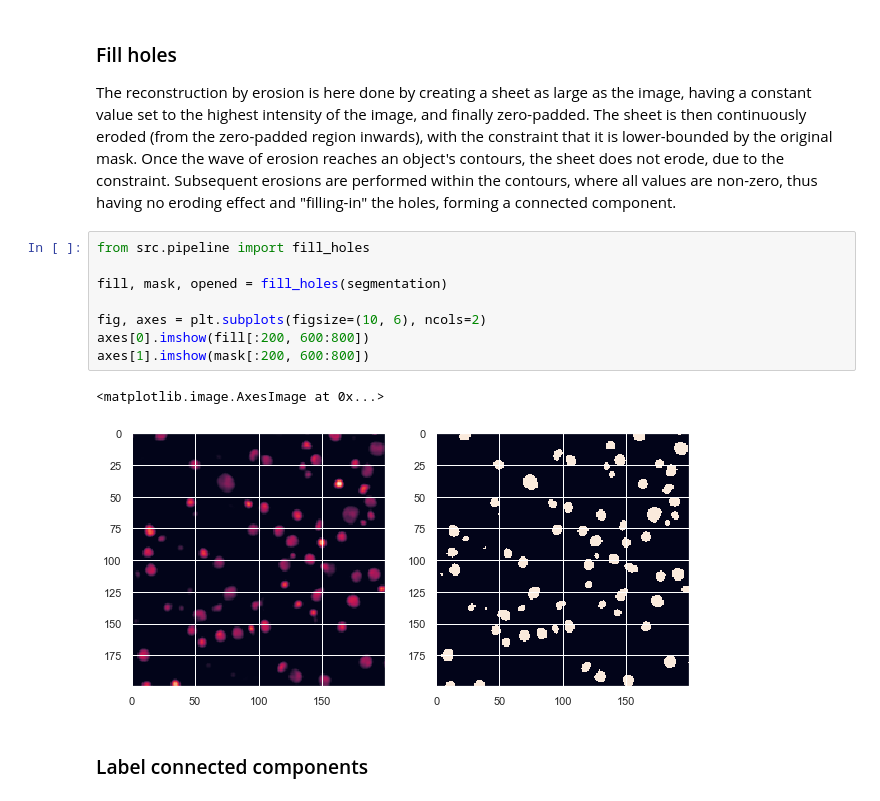
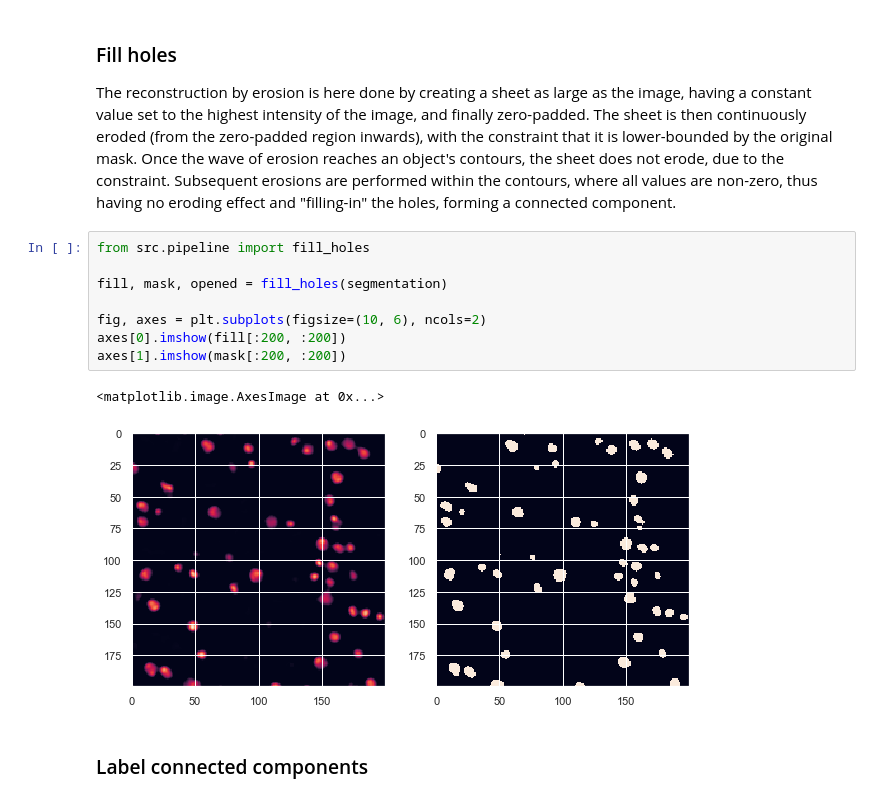
Before and after one commit to jcboyd/detecting-lymphocytes, a Jupyter notebook: ground_truth.ipynb, the cells around one changed output. Saved outputs shown, nothing was run; the diff lists cells and outputs as text.

```diff
--- a/ground_truth.ipynb
+++ b/ground_truth.ipynb
@@ -175,14 +177,14 @@ constant value set to the highest intensity of the image, and finally zero-padde
 # %%
 from src.pipeline import fill_holes
 
 fill, mask, opened = fill_holes(segmentation)
 
 fig, axes = plt.subplots(figsize=(10, 6), ncols=2)
-axes[0].imshow(fill[:200, 600:800])
-axes[1].imshow(mask[:200, 600:800])
+axes[0].imshow(fill[:200, :200])
+axes[1].imshow(mask[:200, :200])
 # %% [output]
 <matplotlib.image.AxesImage at 0x...>
-[figure, old version]
+[figure, new version]
 # %% [markdown]
 ### Label connected components
 # %%
```
Also changed, not shown: parts of 4 cells of this notebook, 6 other files.
